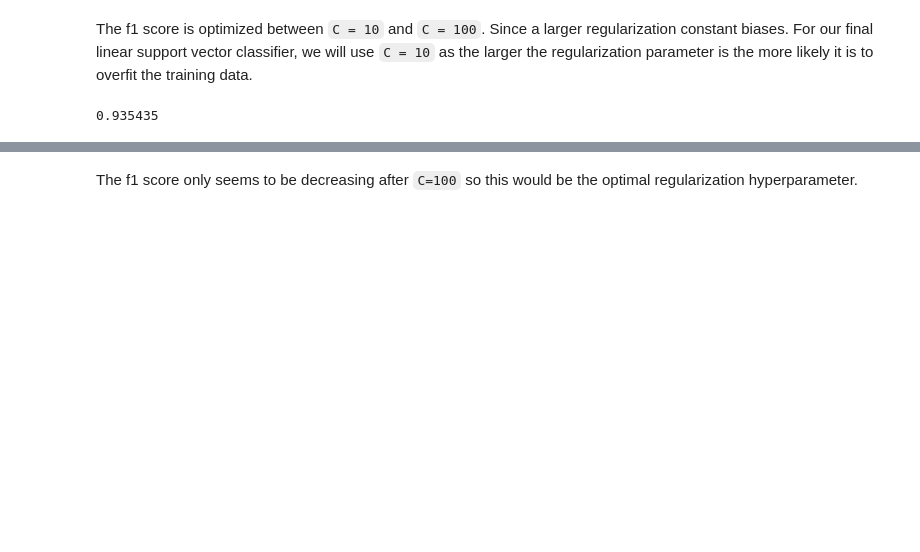
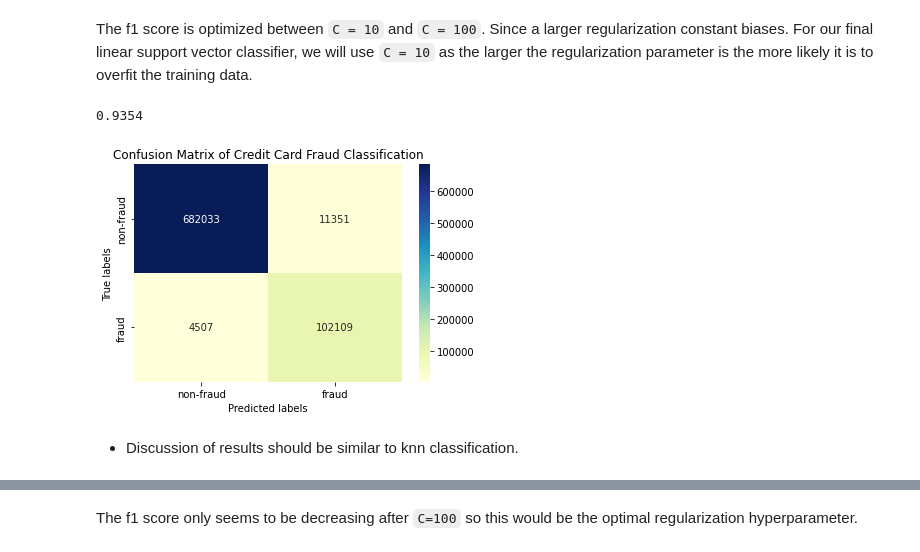
Before and after one commit to JonAndYu/ECON323-Project, a Jupyter notebook: project.ipynb, the cells around one changed output, grey strips where cells are left out. Saved outputs shown, nothing was run; the diff lists cells and outputs as text; code cells hidden in the pictures; blank space fills up the shorter version.

```diff
--- a/project.ipynb
+++ b/project.ipynb
@@ -371,12 +378,18 @@ The f1 score is optimized between `C = 10` and `C = 100`. Since a larger regular
 linear_svm_clf = make_pipeline(StandardScaler(), LinearSVC(max_iter=5000, random_state=123, C=10))
 linear_svm_clf.fit(X_train_balanced, y_train_balanced)
 
-y_pred = linear_svm_clf.predict(X_test)
+linear_svm_pred = linear_svm_clf.predict(X_test)
 
-linear_svm_f1score = accuracy_score(y_true=y_test, y_pred=y_pred)
+linear_svm_f1score = accuracy_score(y_true=y_test, y_pred=linear_svm_pred)
 linear_svm_f1score
 # %% [output]
-0.935435
+0.9354
+# %%
+conf_mat_maker(y_pred, linear_svm_pred)
+# %% [output]
+[figure, added]
+# %% [markdown]
+* Discussion of results should be similar to knn classification.
 # %%
 param_grid = {
     'svc__C': [0.1, 1, 100, 1000]
```
Also changed, not shown: parts of 17 cells of this notebook.
